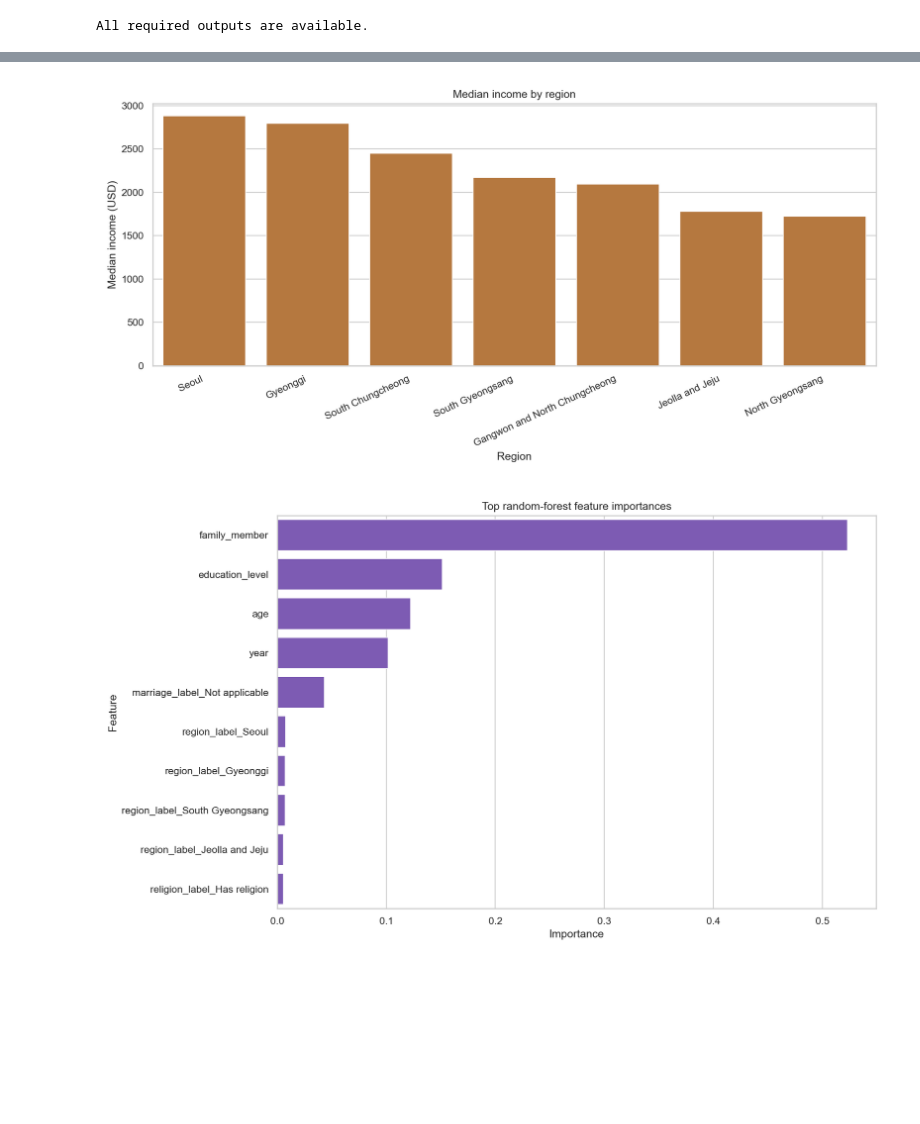
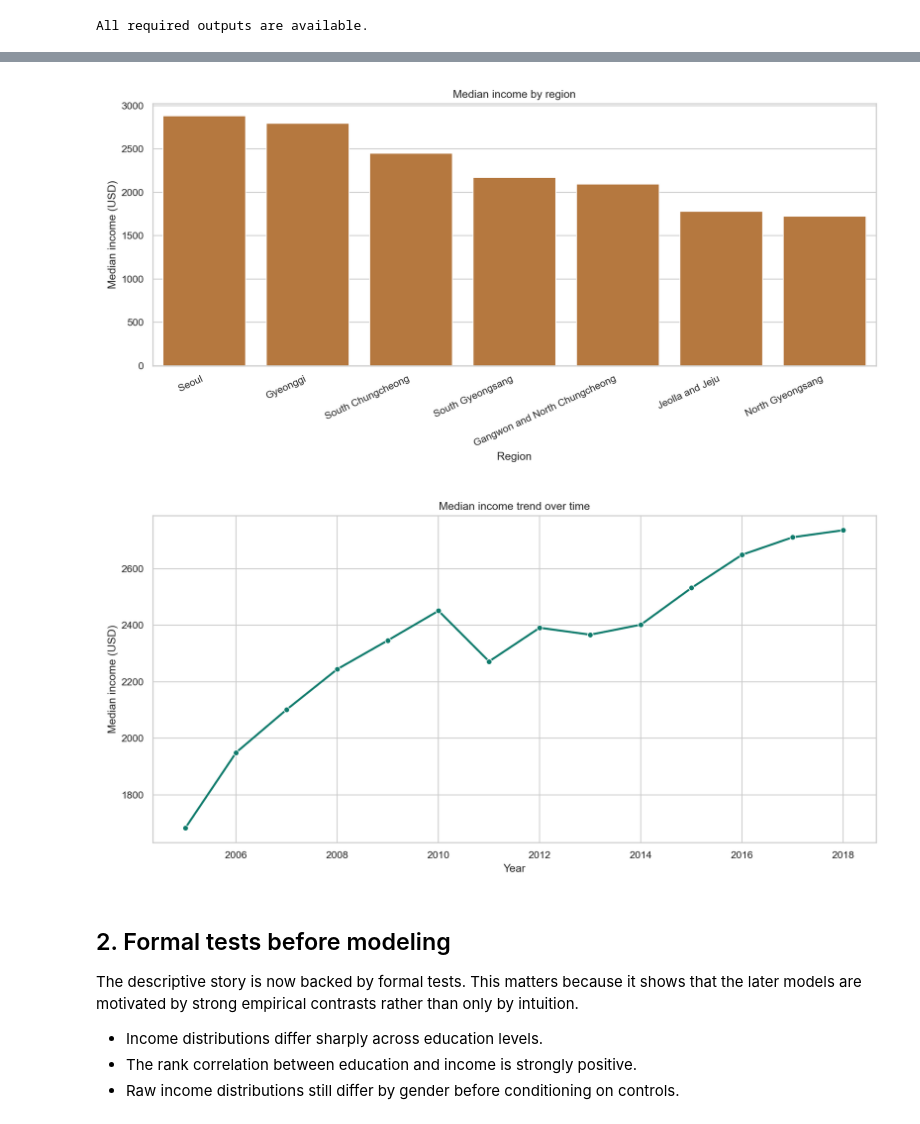
Before and after one commit to TorradoSantiago/korea_income-welfare, a Jupyter notebook: income_welfare_modeling.ipynb, the cells around one changed output, grey strips where cells are left out. Saved outputs shown, nothing was run; the diff lists cells and outputs as text; code cells hidden in the pictures; blank space fills up the shorter version.

```diff
--- a/income_welfare_modeling.ipynb
+++ b/income_welfare_modeling.ipynb
@@ -33,23 +34,3 @@ if missing:
 print('All required outputs are available.')
 # %% [output]
 All required outputs are available.
-# %%
-from pathlib import Path
-import pandas as pd
-
-BASE_DIR = Path.cwd()
-education_summary = pd.read_csv(BASE_DIR / 'outputs/tables/education_income_summary.csv')
-region_summary = pd.read_csv(BASE_DIR / 'outputs/tables/region_income_summary.csv')
-model_comparison = pd.read_csv(BASE_DIR / 'outputs/tables/model_comparison.csv')
-feature_importance = pd.read_csv(BASE_DIR / 'outputs/tables/feature_importance.csv')
-
-best_model = model_comparison.iloc[0]
-top_education = education_summary.sort_values('average_income_usd', ascending=False).iloc[0]
-top_region = region_summary.iloc[0]
-
-print(f"Top education tier: {top_education['education_label']} ({top_education['average_income_usd']:.2f} USD average income)")
-print(f"Top region by median income: {top_region['region_label']} ({top_region['median_income_usd']:.2f} USD)")
-print('\nModel comparison:')
-print(model_comparison.to_string(index=False))
-print('\nTop 10 feature importances:')
-print(feature_importance.head(10).to_string(index=False))
@@ -74,11 +112,19 @@ region_label_South Gyeongsang    0.007465
 # %%
 for figure_path in [
-    BASE_DIR / r'outputs/figures/income_by_education.png',
-    BASE_DIR / r'outputs/figures/median_income_by_region.png',
-    BASE_DIR / r'outputs/figures/top_feature_importance.png',
+    BASE_DIR / 'outputs/figures/income_by_education.png',
+    BASE_DIR / 'outputs/figures/median_income_by_region.png',
+    BASE_DIR / 'outputs/figures/median_income_over_time.png',
 ]:
-    display(Image(filename=str(figure_path)))
+    display(Image(filename=str(figure_path), width=900))
 # %% [output]
 [figure]
 [figure]
-[figure, old version]
+[figure, new version]
+# %% [markdown]
+## 2. Formal tests before modeling
+
+The descriptive story is now backed by formal tests. This matters because it shows that the later models are motivated by strong empirical contrasts rather than only by intuition.
+
+- Income distributions differ sharply across education levels.
+- The rank correlation between education and income is strongly positive.
+- Raw income distributions still differ by gender before conditioning on controls.
```
Also changed, not shown: parts of 19 cells of this notebook, 1 other file.
